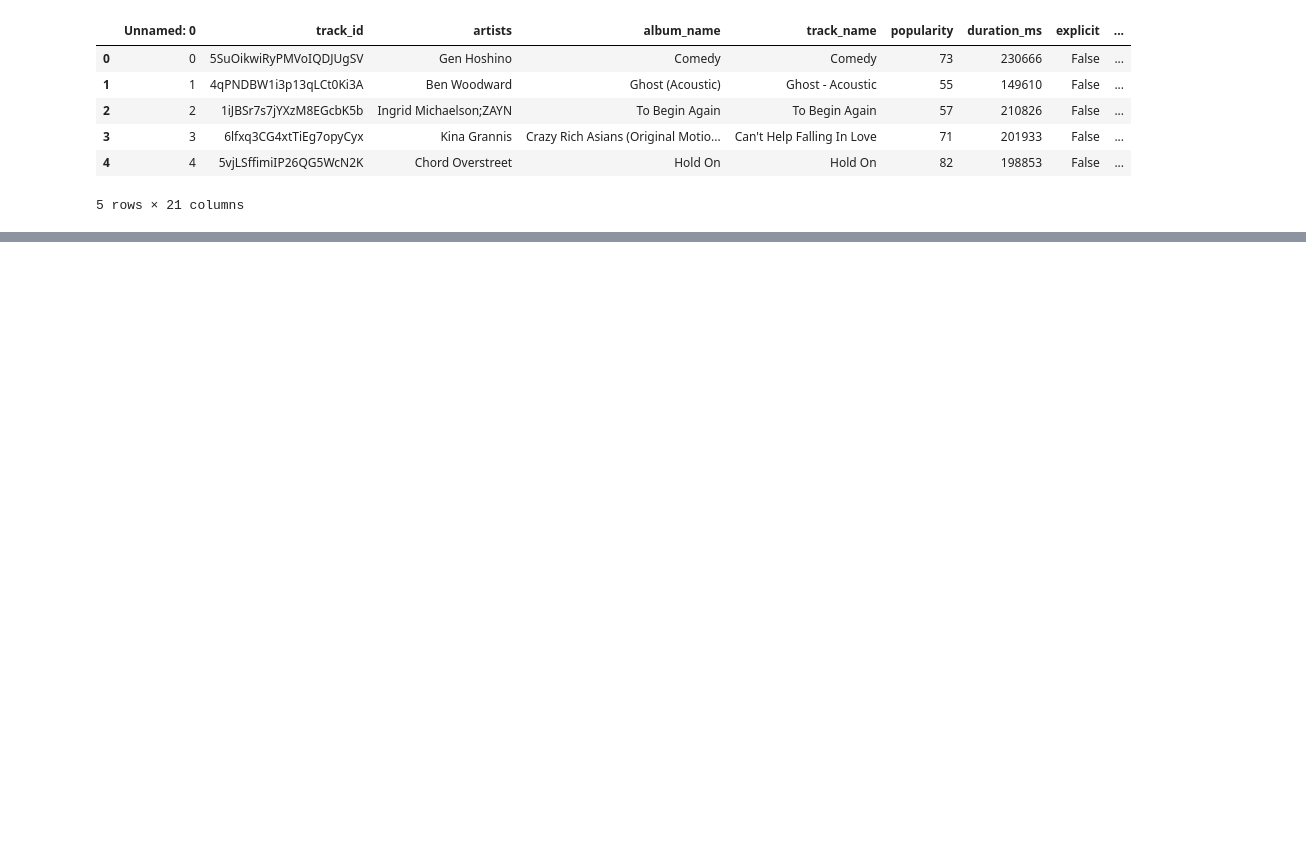
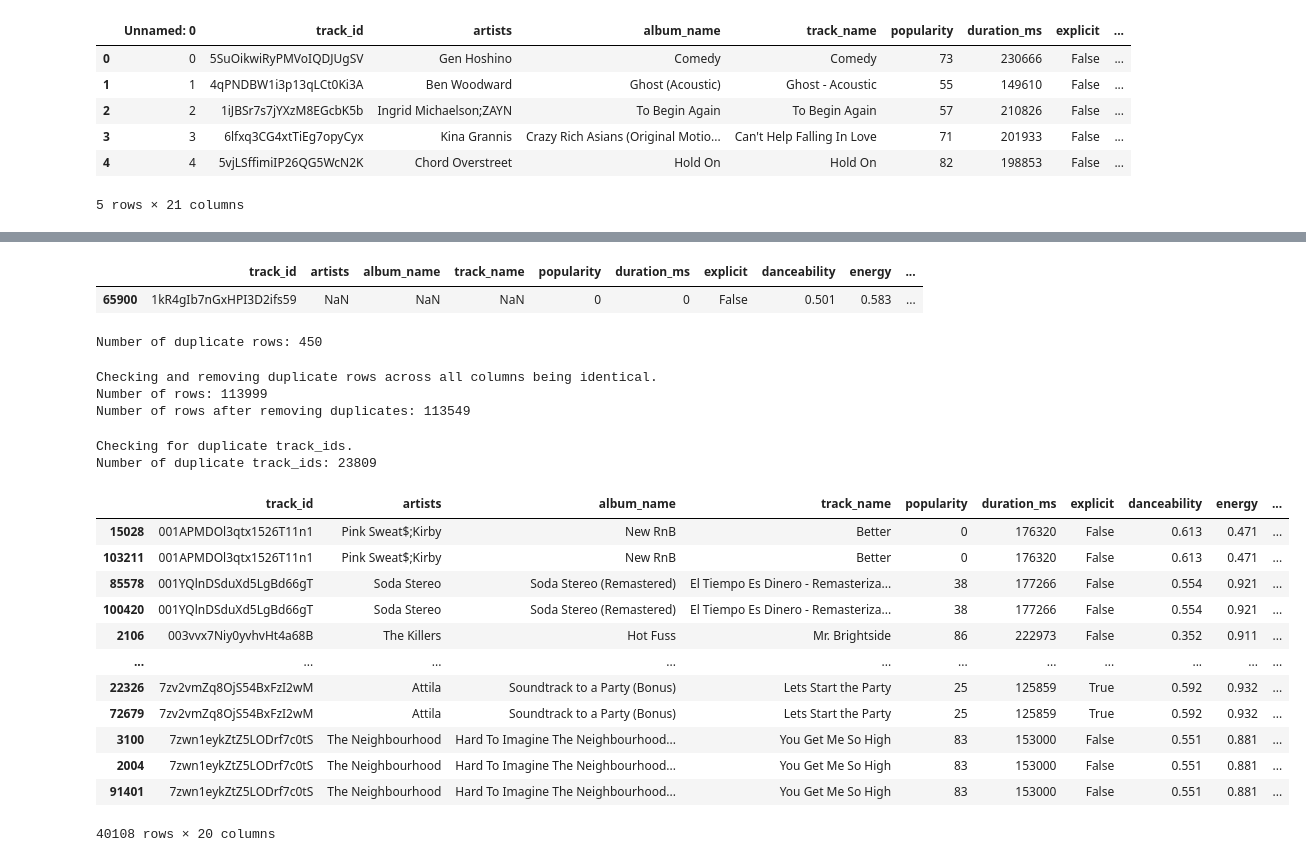
Before and after one commit to ammylin/DE-Final-Project-Sparkify, a Jupyter notebook: extract-data.ipynb, the cells around one changed output, grey strips where cells are left out. Saved outputs shown, nothing was run; the diff lists cells and outputs as text; code cells hidden in the pictures; blank space fills up the shorter version.

Commit message:
clean data and update requirements.txt

```diff
--- a/extract-data.ipynb
+++ b/extract-data.ipynb
@@ -60,10 +34,7 @@ Path to dataset files: /Users/aeshagandhi/.cache/kagglehub/datasets/maharshipand
 # %%
-
-import pandas as pd
-csv_path = os.path.join(path, "dataset.csv")  # Adjust based on dataset file name
-df = pd.read_csv(csv_path)
-
-df.head()
+csv_path = os.path.join(path, "dataset.csv")
+raw_data = pd.read_csv(csv_path)
+raw_data.head()
 # %% [output]
 |  | Unnamed: 0 | track_id | artists | album_name | track_name | popularity | duration_ms | explicit | ... |
 | 0 | 0 | 5SuOikwiRyPMVoIQDJUgSV | Gen Hoshino | Comedy | Comedy | 73 | 230666 | False | ... |
@@ -74,0 +48,4 @@ df.head()
+# %%
+# drop unnamed:0 column
+df = raw_data.drop(columns=['Unnamed: 0'])
+df.head()
@@ -74,0 +83,54 @@ df.head()
+# %%
+# view which rows have null values
+null_rows = df[df.isnull().any(axis=1)]
+null_rows
+# %% [output]
+|  | track_id | artists | album_name | track_name | popularity | duration_ms | explicit | danceability | energy | ... |
+| 65900 | 1kR4gIb7nGxHPI3D2ifs59 | NaN | NaN | NaN | 0 | 0 | False | 0.501 | 0.583 | ... |
+# %%
+# drop rows with null values
+df = df.dropna(subset=['track_id','artists', 'track_name'])
+# %%
+# check for duplicates
+duplicates = df.duplicated().sum()
+print(f"Number of duplicate rows: {duplicates}")
+# %% [output]
+Number of duplicate rows: 450
+# %%
+# deal with duplicates
+# not specifying columns assumes checking duplicates against all columns
+print("Checking and removing duplicate rows across all columns being identical.")
+print(f"Number of rows: {len(df)}")
+df = df.drop_duplicates()
+print(f"Number of rows after removing duplicates: {len(df)}")
+# %% [output]
+Checking and removing duplicate rows across all columns being identical.
+Number of rows: 113999
+Number of rows after removing duplicates: 113549
+# %%
+# now check for duplicates among track_ids themselves, in case not all columns were identical
+print("Checking for duplicate track_ids.")
+track_id_duplicates = df.duplicated(subset=['track_id'])
+# view the duplicate rows if needed
+print(f"Number of duplicate track_ids: {track_id_duplicates.sum()}")
+
+df[track_id_duplicates]
+
+# view only the duplicated rows all together
+df[df.duplicated(subset=['track_id'], keep=False)].sort_values(by='track_id')
+# %% [output]
+Checking for duplicate track_ids.
+Number of duplicate track_ids: 23809
+|  | track_id | artists | album_name | track_name | popularity | duration_ms | explicit | danceability | energy | ... |
+| 15028 | 001APMDOl3qtx1526T11n1 | Pink Sweat$;Kirby | New RnB | Better | 0 | 176320 | False | 0.613 | 0.471 | ... |
+| 103211 | 001APMDOl3qtx1526T11n1 | Pink Sweat$;Kirby | New RnB | Better | 0 | 176320 | False | 0.613 | 0.471 | ... |
+| 85578 | 001YQlnDSduXd5LgBd66gT | Soda Stereo | Soda Stereo (Remastered) | El Tiempo Es Dinero - Remasteriza... | 38 | 177266 | False | 0.554 | 0.921 | ... |
+| 100420 | 001YQlnDSduXd5LgBd66gT | Soda Stereo | Soda Stereo (Remastered) | El Tiempo Es Dinero - Remasteriza... | 38 | 177266 | False | 0.554 | 0.921 | ... |
+| 2106 | 003vvx7Niy0yvhvHt4a68B | The Killers | Hot Fuss | Mr. Brightside | 86 | 222973 | False | 0.352 | 0.911 | ... |
+| ... | ... | ... | ... | ... | ... | ... | ... | ... | ... | ... |
+| 22326 | 7zv2vmZq8OjS54BxFzI2wM | Attila | Soundtrack to a Party (Bonus) | Lets Start the Party | 25 | 125859 | True | 0.592 | 0.932 | ... |
+| 72679 | 7zv2vmZq8OjS54BxFzI2wM | Attila | Soundtrack to a Party (Bonus) | Lets Start the Party | 25 | 125859 | True | 0.592 | 0.932 | ... |
+| 3100 | 7zwn1eykZtZ5LODrf7c0tS | The Neighbourhood | Hard To Imagine The Neighbourhood... | You Get Me So High | 83 | 153000 | False | 0.551 | 0.881 | ... |
+| 2004 | 7zwn1eykZtZ5LODrf7c0tS | The Neighbourhood | Hard To Imagine The Neighbourhood... | You Get Me So High | 83 | 153000 | False | 0.551 | 0.881 | ... |
+| 91401 | 7zwn1eykZtZ5LODrf7c0tS | The Neighbourhood | Hard To Imagine The Neighbourhood... | You Get Me So High | 83 | 153000 | False | 0.551 | 0.881 | ... |
+40108 rows × 20 columns
```
Also changed, not shown: parts of 17 cells of this notebook, 1 other file.
